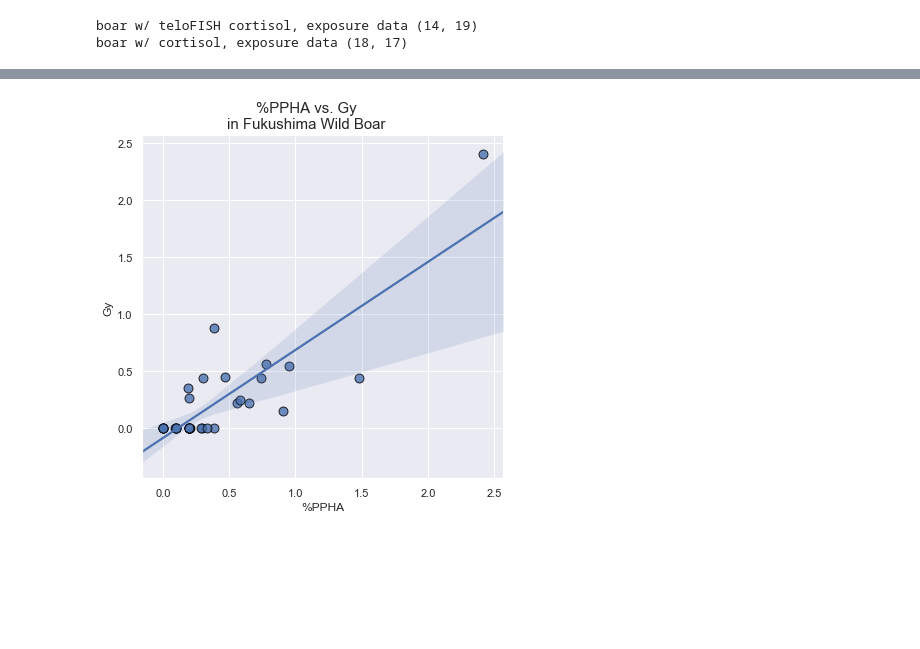
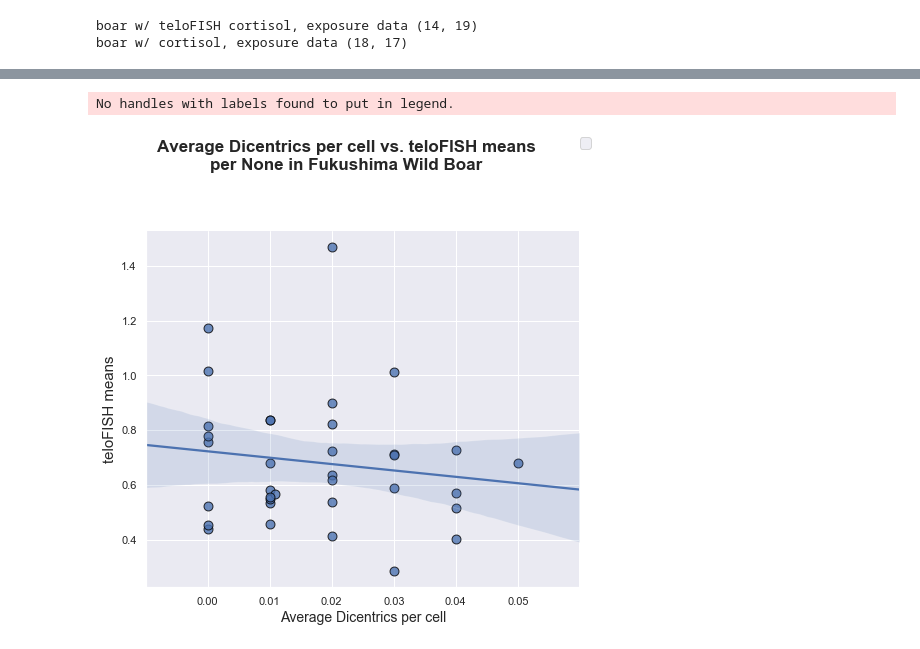
Before and after one commit to Jared-Luxton/Fukushima-Nuclear-Disaster-Humans, a Jupyter notebook: workflow & analyses notebooks/02_Fukushima_Project_Visualization_and_Statistics.ipynb, the cells around one changed output, grey strips where cells are left out. Saved outputs shown, nothing was run; the diff lists cells and outputs as text; code cells hidden in the pictures; blank space fills up the shorter version.

```diff
--- a/workflow & analyses notebooks/02_Fukushima_Project_Visualization_and_Statistics.ipynb
+++ b/workflow & analyses notebooks/02_Fukushima_Project_Visualization_and_Statistics.ipynb
@@ -73,5 +85,4 @@ print(
 # %%
-merge_kelly_teloFISH_exposure.drop(index=34, inplace=True)
 merge_kelly_teloFISH_exposure.replace('none', np.NaN, inplace=True)
 merge_kelly_teloFISH_exposure.dropna(axis=0, inplace=True)
 merge_kelly_teloFISH_exposure.columns
@@ -487,14 +408,0 @@ plt.subplots_adjust(top=.85)
-# %%
-x='teloFISH means'
-y='INTERNAL Life time dose, mGy 134+137'
-data=merge_kelly_teloFISH_cortisol_exposure
-hue='Sex'
-col='Sex'
-
-ax = sns.set(font_scale=1)
-ax = sns.lmplot(x=x, y=y, hue=hue, col=col, data=data,
-                height=6, aspect=1, scatter_kws={"s": 80, "edgecolor":'black'})
-
-fig = ax.fig
-fig.suptitle(f'{x} vs. {y}\n per {hue} in Fukushima Wild Boar w/ Cortisol Data', fontsize=15,)
-plt.subplots_adjust(top=.85)
@@ -540,0 +425,5 @@ plt.subplots_adjust(top=0.9)
+# %%
+kelly_dicentrics = pd.read_csv('../excel data/cleaned/kelly_boar_dicentrics_df.csv')
+
+merge_test = merge_kelly_teloFISH_exposure.merge(kelly_dicentrics, on=['Sample ID'])
+merge_test.head(1)
@@ -541,16 +433,29 @@ plt.subplots_adjust(top=0.9)
 # %%
-x='%PPHA'
-y='Gy'
-data=trimmed_josh_ppha_df
+x='Average Dicentrics per cell'
+y='teloFISH means'
 hue=None
 col=None
 
-ax = sns.set(font_scale=1)
-ax = sns.lmplot(x=x, y=y, hue=hue, col=col, data=data,
-                height=6, aspect=1, scatter_kws={"s": 80, "edgecolor":'black'})
+if "/" in name_x:
+        name_x = x.replace("/", '')
+else:
+    name_x = x
+
+if "/" in name_y:
+        name_y = y.replace("/", '')
+else:
+    name_y = y
+
+ax = sns.lmplot(x=x, y=y, hue=hue, col=col, data=merge_test, height=7, aspect=1, scatter_kws={"s": 80, "edgecolor":'black'})
 
 fig = ax.fig
-fig.suptitle(f'{x} vs. {y}\nin Fukushima Wild Boar', fontsize=15,)
-plt.subplots_adjust(top=0.9)
+
+fig.suptitle(f'{x} vs. {y}\nper {hue} in Fukushima Wild Boar', fontsize=17, weight='bold')
+ax.set_xlabels(x, fontsize=14)
+ax.set_ylabels(y, fontsize=15)
+plt.subplots_adjust(top=0.8)
+# fig.legend(fontsize='large')
+ax.savefig(f"../graphs/{name_x} vs. {name_y} Fukushima Wild Boar.png")
 # %% [output]
+No handles with labels found to put in legend.
-[figure, old version]
+[figure, new version]
```
Also changed, not shown: parts of 57 cells of this notebook, 2 other files.
